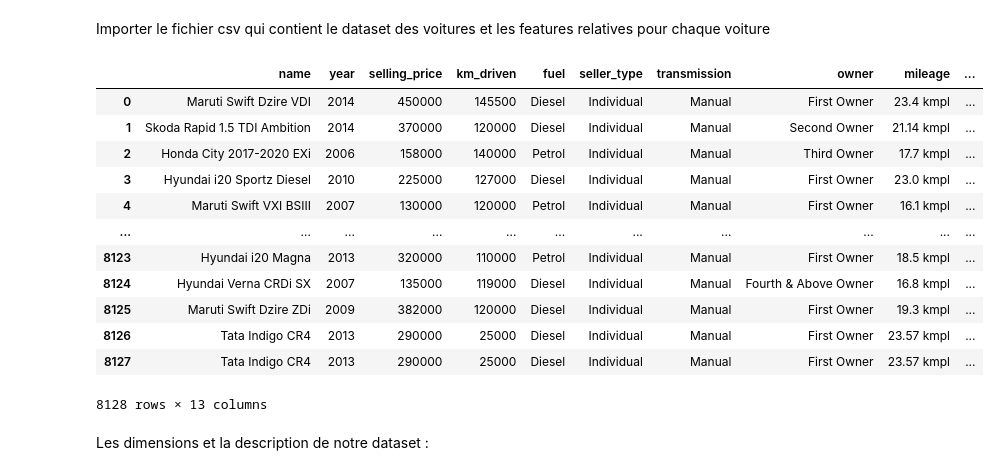
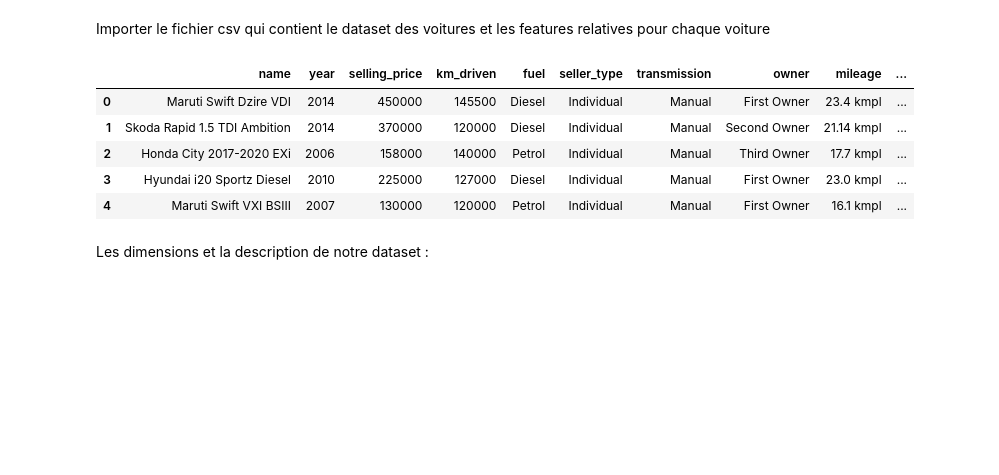
Before and after one commit to jagereren/Car-price-prediction-Machine-learning, a Jupyter notebook: projet_ias.ipynb, the cells around one changed output. Cells and saved outputs as stored; diff of their text form; code cells hidden in the pictures; blank space fills up the shorter version.

```diff
--- a/projet_ias.ipynb
+++ b/projet_ias.ipynb
@@ -18,21 +18,14 @@ from utilities import supprimer_unit
 Importer le fichier csv qui contient le dataset des voitures et les features relatives pour chaque voiture
 # %%
 cars = pd.read_csv('data/Car details v3.csv')
-cars
+cars.head()
 # %% [output]
 |  | name | year | selling_price | km_driven | fuel | seller_type | transmission | owner | mileage | ... |
 | 0 | Maruti Swift Dzire VDI | 2014 | 450000 | 145500 | Diesel | Individual | Manual | First Owner | 23.4 kmpl | ... |
 | 1 | Skoda Rapid 1.5 TDI Ambition | 2014 | 370000 | 120000 | Diesel | Individual | Manual | Second Owner | 21.14 kmpl | ... |
 | 2 | Honda City 2017-2020 EXi | 2006 | 158000 | 140000 | Petrol | Individual | Manual | Third Owner | 17.7 kmpl | ... |
 | 3 | Hyundai i20 Sportz Diesel | 2010 | 225000 | 127000 | Diesel | Individual | Manual | First Owner | 23.0 kmpl | ... |
 | 4 | Maruti Swift VXI BSIII | 2007 | 130000 | 120000 | Petrol | Individual | Manual | First Owner | 16.1 kmpl | ... |
-| ... | ... | ... | ... | ... | ... | ... | ... | ... | ... | ... |
-| 8123 | Hyundai i20 Magna | 2013 | 320000 | 110000 | Petrol | Individual | Manual | First Owner | 18.5 kmpl | ... |
-| 8124 | Hyundai Verna CRDi SX | 2007 | 135000 | 119000 | Diesel | Individual | Manual | Fourth & Above Owner | 16.8 kmpl | ... |
-| 8125 | Maruti Swift Dzire ZDi | 2009 | 382000 | 120000 | Diesel | Individual | Manual | First Owner | 19.3 kmpl | ... |
-| 8126 | Tata Indigo CR4 | 2013 | 290000 | 25000 | Diesel | Individual | Manual | First Owner | 23.57 kmpl | ... |
-| 8127 | Tata Indigo CR4 | 2013 | 290000 | 25000 | Diesel | Individual | Manual | First Owner | 23.57 kmpl | ... |
-8128 rows × 13 columns
 # %% [markdown]
 Les dimensions et la description de notre dataset :
 # %%
```
Also changed, not shown: parts of 13 cells of this notebook.
